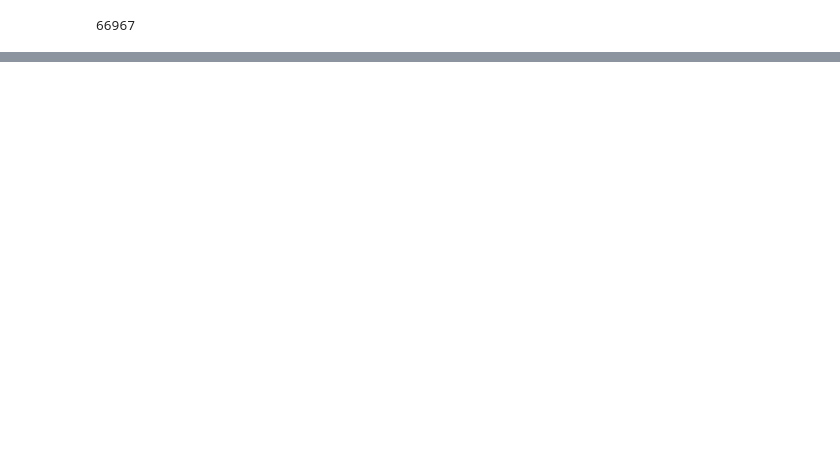
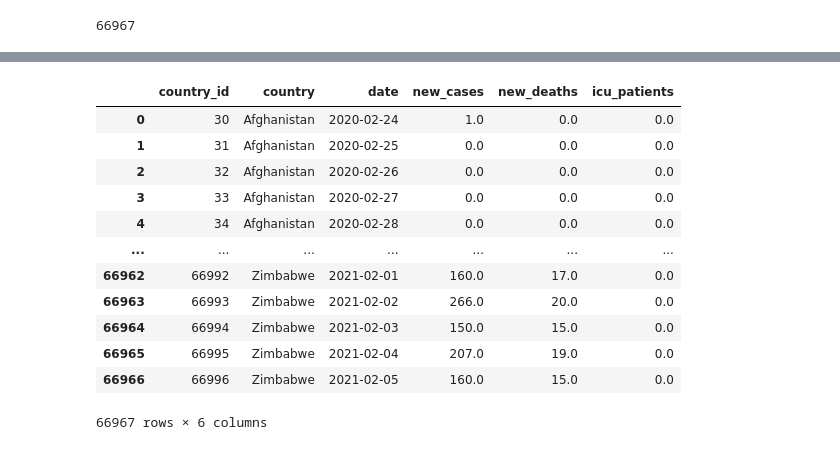
Before and after one commit to Kpearson72/etl-project-team4, a Jupyter notebook: Avery_working_directory/Avery_working_covid_data_per_country.ipynb, the cells around one changed output, grey strips where cells are left out. Cells and saved outputs as stored; diff of their text form; code cells hidden in the pictures; blank space fills up the shorter version.

```diff
--- a/Avery_working_directory/Avery_working_covid_data_per_country.ipynb
+++ b/Avery_working_directory/Avery_working_covid_data_per_country.ipynb
@@ -105,4 +143,5 @@ covid_df.loc[covid_df['location'] == 'Democratic Republic of Congo']
 # %%
-covid_df['date'] = pd.to_datetime(covid_df['date'])
-covid_df['date'] = covid_df['date'].dt.strftime('%m-%d-%Y')
-covid_df['date'] = pd.to_datetime(covid_df['date'])
+# convert date to datetime value
+clean_covid_df['date'] = pd.to_datetime(clean_covid_df['date'])
+clean_covid_df['date'] = clean_covid_df['date'].dt.strftime('%m-%d-%Y')
+clean_covid_df['date'] = pd.to_datetime(clean_covid_df['date'])
@@ -140,0 +148,12 @@ dtype: object
+# %%
+# rename countries
+
+clean_covid_df.loc[13680:14007,"country"] = "Republic of Congo"
+clean_covid_df.loc[44324:44669,"country"] = "Macedonia"
+# %%
+# drop countries not in UN
+
+clean_covid_df = clean_covid_df[clean_covid_df.country != ‘Taiwan’]
+clean_covid_df = clean_covid_df[clean_covid_df.country != ‘Bahamas’]
+clean_covid_df = clean_covid_df[clean_covid_df.country != ‘Hong Kong’]
+clean_covid_df = clean_covid_df[clean_covid_df.country != ‘International’]
@@ -140,0 +162,18 @@ dtype: object
+# %%
+clean_covid_df.insert(0, 'country_id', range(30, 30 + len(clean_covid_df)))
+# %%
+clean_covid_df
+# %% [output]
+|  | country_id | country | date | new_cases | new_deaths | icu_patients |
+| 0 | 30 | Afghanistan | 2020-02-24 | 1.0 | 0.0 | 0.0 |
+| 1 | 31 | Afghanistan | 2020-02-25 | 0.0 | 0.0 | 0.0 |
+| 2 | 32 | Afghanistan | 2020-02-26 | 0.0 | 0.0 | 0.0 |
+| 3 | 33 | Afghanistan | 2020-02-27 | 0.0 | 0.0 | 0.0 |
+| 4 | 34 | Afghanistan | 2020-02-28 | 0.0 | 0.0 | 0.0 |
+| ... | ... | ... | ... | ... | ... | ... |
+| 66962 | 66992 | Zimbabwe | 2021-02-01 | 160.0 | 17.0 | 0.0 |
+| 66963 | 66993 | Zimbabwe | 2021-02-02 | 266.0 | 20.0 | 0.0 |
+| 66964 | 66994 | Zimbabwe | 2021-02-03 | 150.0 | 15.0 | 0.0 |
+| 66965 | 66995 | Zimbabwe | 2021-02-04 | 207.0 | 19.0 | 0.0 |
+| 66966 | 66996 | Zimbabwe | 2021-02-05 | 160.0 | 15.0 | 0.0 |
+66967 rows × 6 columns
```
Also changed, not shown: parts of 18 cells of this notebook, 2 other files.
